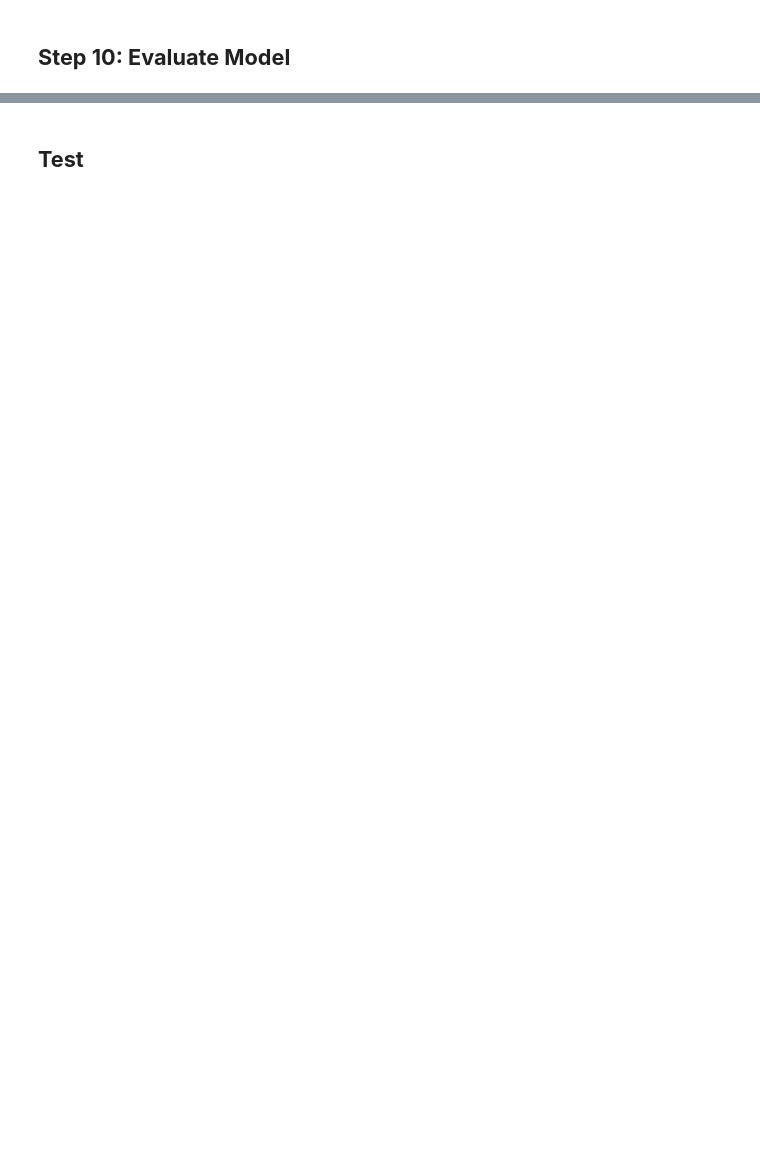
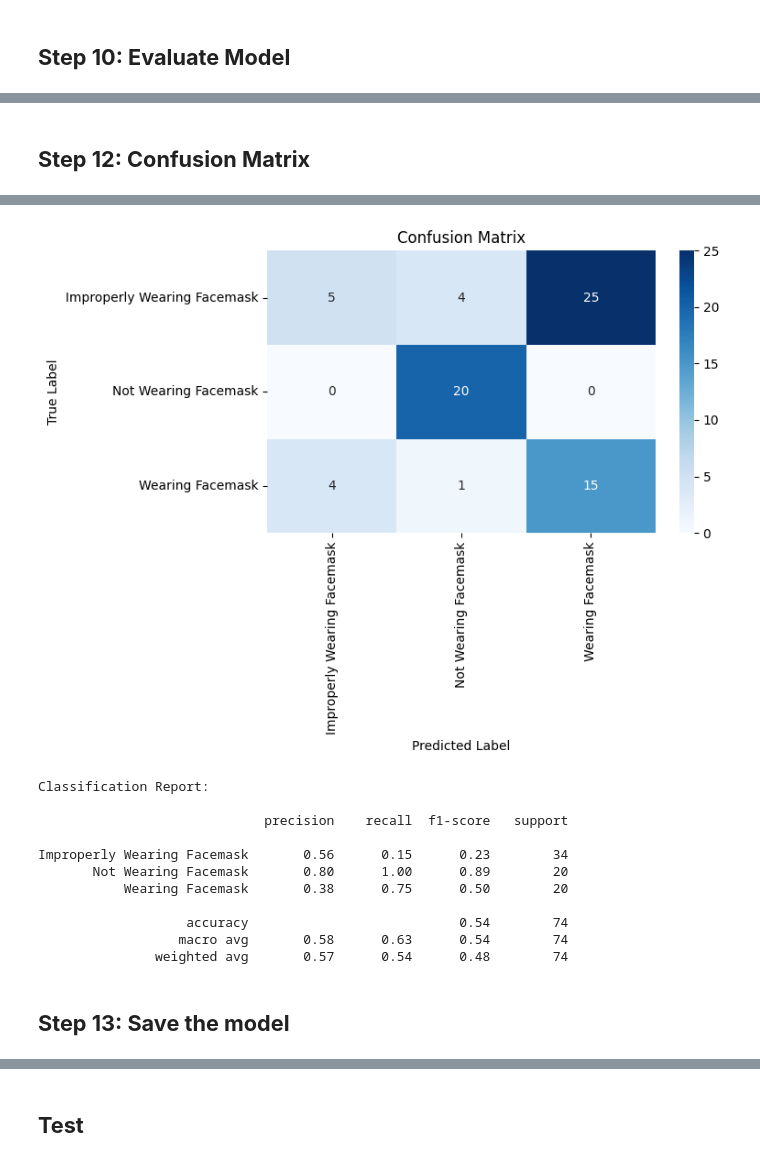
Before and after one commit to leonnmarcoo/CCDEPLRL_COM232_PROJECT, a Jupyter notebook: improved_model.ipynb, the cells around one changed output, grey strips where cells are left out. Drawn from its saved outputs; the diff is of its cells as text; code cells hidden in the pictures; blank space fills up the shorter version.

```diff
--- a/improved_model.ipynb
+++ b/improved_model.ipynb
@@ -176,0 +187,37 @@ plt.show()
+# %% [markdown]
+## **Step 12: Confusion Matrix**
+# %%
+from sklearn.metrics import confusion_matrix, classification_report
+import seaborn as sns
+
+validation_data.reset()  # Reset generator to start from beginning
+y_pred_probs = model.predict(validation_data, steps=len(validation_data))
+y_pred = np.argmax(y_pred_probs, axis=1)
+y_true = validation_data.classes
+
+# Get class names (e.g., Masked, Unmasked, Improperly Worn)
+class_names = list(train_data.class_indices.keys())
+
+# Build the confusion matrix
+cm = confusion_matrix(y_true, y_pred)
+
+# Plot the confusion matrix as a heatmap
+plt.figure(figsize=(8, 6))
+sns.heatmap(
+    cm,
+    annot=True,
+    fmt='d',
+    cmap='Blues',
+    xticklabels=class_names,
+    yticklabels=class_names
+)
+plt.title('Confusion Matrix')
+plt.xlabel('Predicted Label')
+plt.ylabel('True Label')
+plt.tight_layout()
+plt.show()
+
+# Print detailed classification report (precision, recall, f1-score)
+print("\nClassification Report:\n")
+print(classification_report(y_true, y_pred, target_names=class_names))
+# %% [output]
@@ -176,0 +229,14 @@ plt.show()
+[figure, added]
+Classification Report:
+
+                             precision    recall  f1-score   support
+
+Improperly Wearing Facemask       0.56      0.15      0.23        34
+       Not Wearing Facemask       0.80      1.00      0.89        20
+           Wearing Facemask       0.38      0.75      0.50        20
+
+                   accuracy                           0.54        74
+                  macro avg       0.58      0.63      0.54        74
+               weighted avg       0.57      0.54      0.48        74
+# %% [markdown]
+## **Step 13: Save the model**
```
Also changed, not shown: parts of 7 cells of this notebook, 2 other files.
